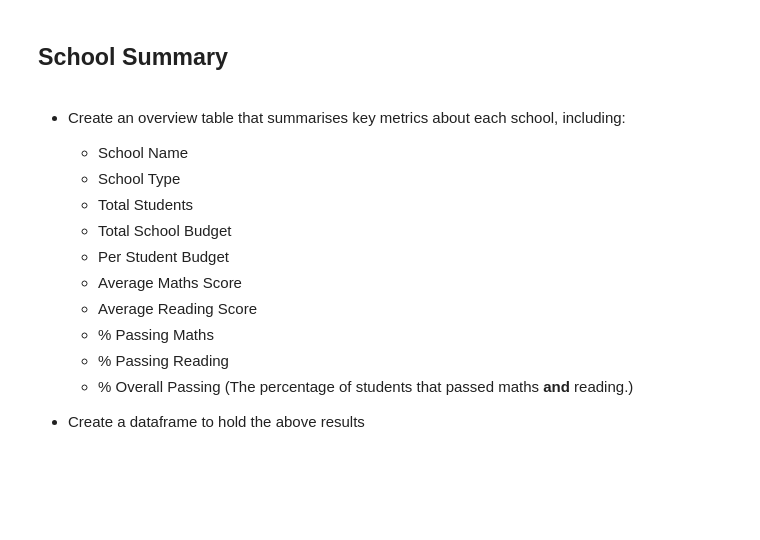
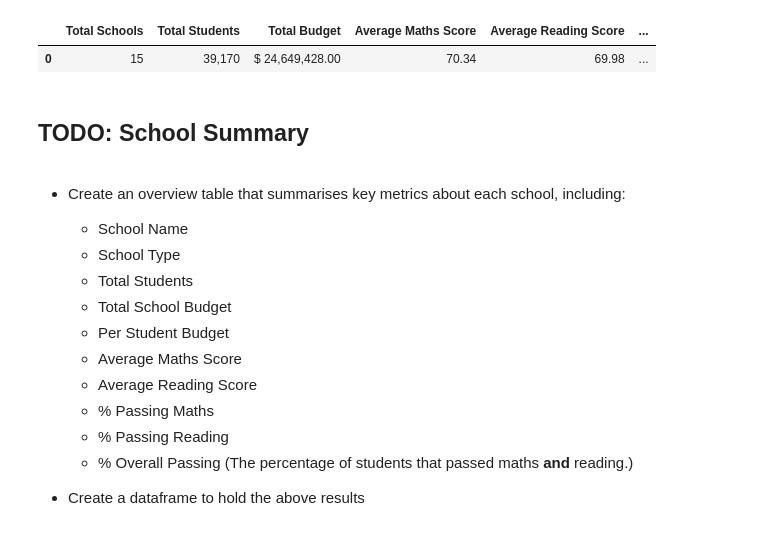
Before and after one commit to benoitchamot/PyCitySchools, a Jupyter notebook: PyCitySchools/Report.ipynb, the cells around one changed output. Cells and saved outputs as stored; diff of their text form; code cells hidden in the pictures; blank space fills up the shorter version.

Commit message:
Completed first part of the assignment: Local Government Area Summary

```diff
--- a/PyCitySchools/Report.ipynb
+++ b/PyCitySchools/Report.ipynb
@@ -45,5 +104,31 @@ school_data_complete = pd.merge(student_data, school_data, how="left", on=["scho
+# %%
+# Create a dataframe to hold the above results
+summary_df_noformat = pd.DataFrame({"Total Schools":[total_num_of_schools],
+                           "Total Students":[total_num_of_students],
+                           "Total Budget":[total_budget],
+                           "Average Maths Score":[average_maths_score],
+                           "Average Reading Score":[average_reading_score],
+                           "% Passing Maths":[percent_passing_maths],
+                           "% Passing Reading":[percent_passing_reading],
+                           "% Overall Passing":[percent_passing_overall]})
+
+# Give the displayed data cleaner formatting
+summary_df = summary_df_noformat
+summary_df["Total Students"] = summary_df["Total Students"].map("{:,}".format)
+summary_df["Total Budget"] = summary_df["Total Budget"].map("$ {:,.2f}".format)
+summary_df["Average Maths Score"] = summary_df["Average Maths Score"].map("{:,.2f}".format)
+summary_df["Average Reading Score"] = summary_df["Average Reading Score"].map("{:,.2f}".format)
+summary_df["% Passing Maths"] = summary_df["% Passing Maths"].map("{:,.2f}%".format)
+summary_df["% Passing Reading"] = summary_df["% Passing Reading"].map("{:,.2f}%".format)
+summary_df["% Overall Passing"] = summary_df["% Overall Passing"].map("{:,.2f}%".format)
+
+# Display the new dataframe
+summary_df
+# %% [output]
+|  | Total Schools | Total Students | Total Budget | Average Maths Score | Average Reading Score | ... |
+| 0 | 15 | 39,170 | $ 24,649,428.00 | 70.34 | 69.98 | ... |
 # %% [markdown]
-## School Summary
+## TODO: School Summary
 # %% [markdown]
 * Create an overview table that summarises key metrics about each school, including:
   * School Name
```
Also changed, not shown: parts of 17 cells of this notebook.
